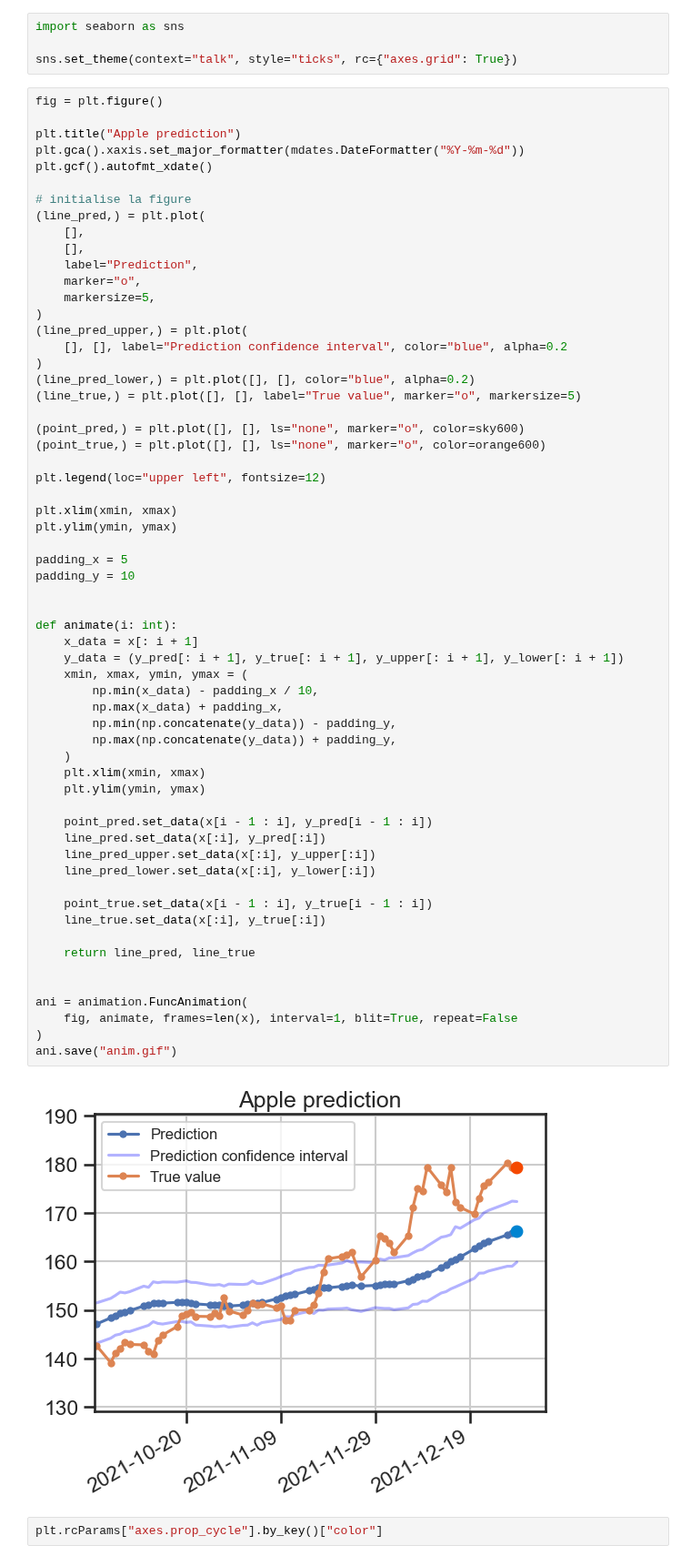
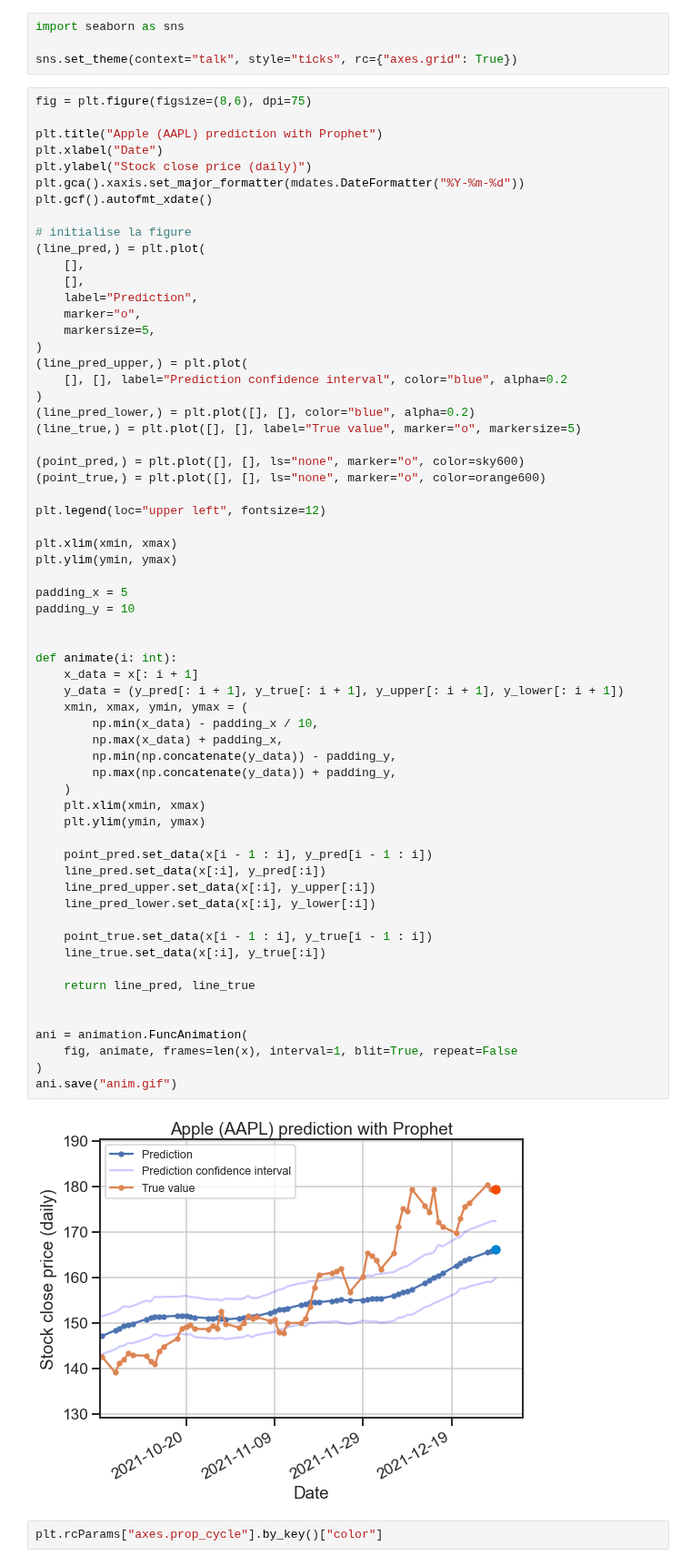
Before and after one commit to Ab2nour/stock-analysis, a Jupyter notebook: notebooks/prediction.ipynb, the cells around one changed output. Shown at 91% size. Drawn from its saved outputs; the diff is of its cells as text.

```diff
--- a/notebooks/prediction.ipynb
+++ b/notebooks/prediction.ipynb
@@ -468,9 +468,11 @@ import seaborn as sns
 
 sns.set_theme(context="talk", style="ticks", rc={"axes.grid": True})
 # %%
-fig = plt.figure()
+fig = plt.figure(figsize=(8,6), dpi=75)
 
-plt.title("Apple prediction")
+plt.title("Apple (AAPL) prediction with Prophet")
+plt.xlabel("Date")
+plt.ylabel("Stock close price (daily)")
 plt.gca().xaxis.set_major_formatter(mdates.DateFormatter("%Y-%m-%d"))
 plt.gcf().autofmt_xdate()
 
@@ -501,34 +503,34 @@ padding_y = 10
 
 
 def animate(i: int):
     x_data = x[: i + 1]
     y_data = (y_pred[: i + 1], y_true[: i + 1], y_upper[: i + 1], y_lower[: i + 1])
     xmin, xmax, ymin, ymax = (
         np.min(x_data) - padding_x / 10,
         np.max(x_data) + padding_x,
         np.min(np.concatenate(y_data)) - padding_y,
         np.max(np.concatenate(y_data)) + padding_y,
     )
     plt.xlim(xmin, xmax)
     plt.ylim(ymin, ymax)
 
     point_pred.set_data(x[i - 1 : i], y_pred[i - 1 : i])
     line_pred.set_data(x[:i], y_pred[:i])
     line_pred_upper.set_data(x[:i], y_upper[:i])
     line_pred_lower.set_data(x[:i], y_lower[:i])
 
     point_true.set_data(x[i - 1 : i], y_true[i - 1 : i])
     line_true.set_data(x[:i], y_true[:i])
 
     return line_pred, line_true
 
 
 ani = animation.FuncAnimation(
     fig, animate, frames=len(x), interval=1, blit=True, repeat=False
 )
 ani.save("anim.gif")
 # %% [output]
-[figure, old version]
+[figure, new version]
 # %%
 plt.rcParams["axes.prop_cycle"].by_key()["color"]
 # %% [output]
```
Also changed, not shown: 1 other file.
